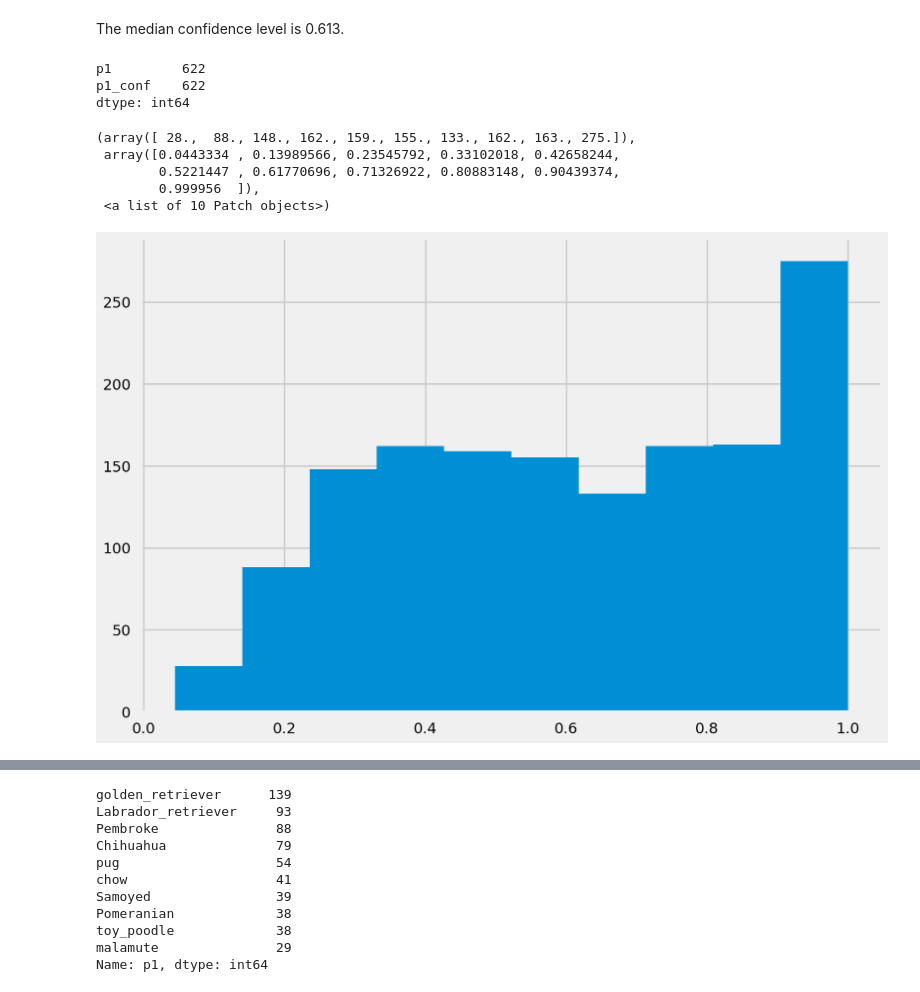
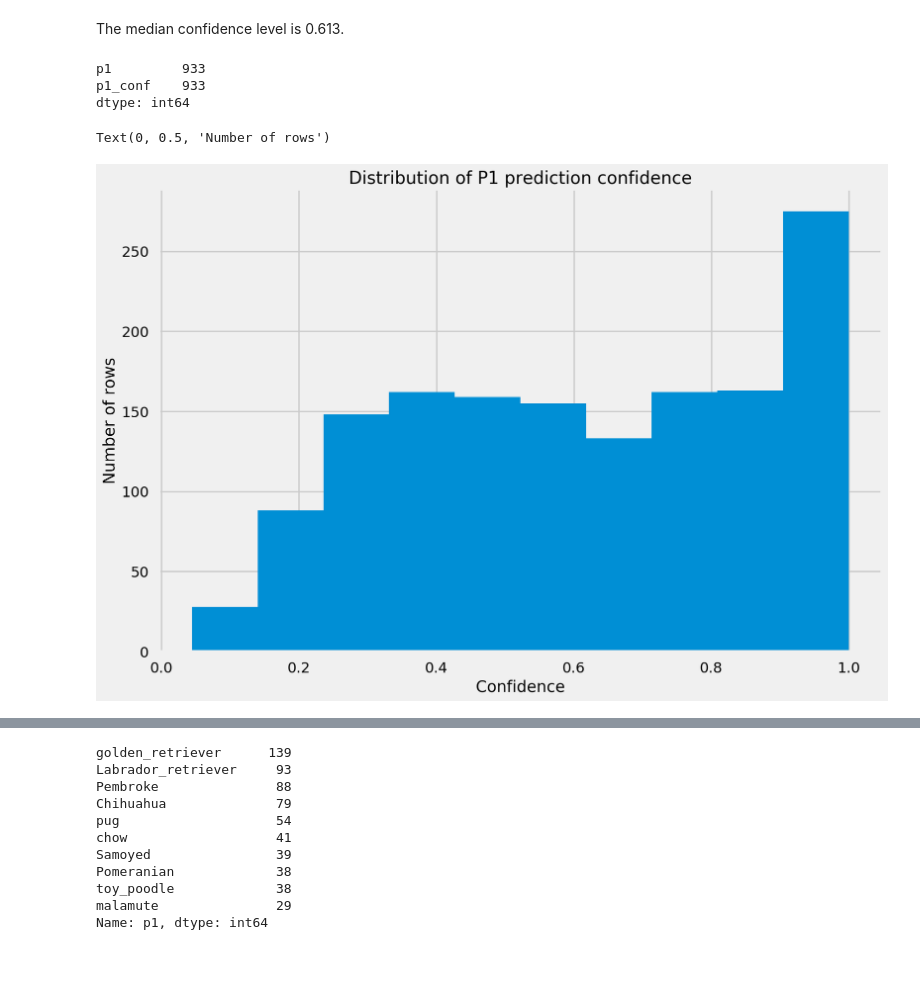
Before and after one commit to kennethn/data-analyst-nanodegree, a Jupyter notebook: 4_Wrangle_And_Analyze_Data/wrangle_act.ipynb, the cells around one changed output, grey strips where cells are left out. Saved outputs shown, nothing was run; the diff lists cells and outputs as text; code cells hidden in the pictures; blank space fills up the shorter version.

```diff
--- a/4_Wrangle_And_Analyze_Data/wrangle_act.ipynb
+++ b/4_Wrangle_And_Analyze_Data/wrangle_act.ipynb
@@ -287,9 +289,12 @@ df = df.drop(df.filter(regex='in_reply_to_').columns, axis=1)
 # Let's also drop the other unused columns that we
 # found above
 df.drop([
-    'contributors', 'coordinates', 'display_text_range', 'geo', 'place', 'id_str', 'truncated',
-    'possibly_sensitive', 'possibly_sensitive_appealable', 'favorited', 'retweeted'
-], axis=1, inplace=True)
+    'contributors', 'coordinates', 'display_text_range', 'geo', 'place',
+    'id_str', 'truncated', 'possibly_sensitive',
+    'possibly_sensitive_appealable', 'favorited', 'retweeted'
+],
+        axis=1,
+        inplace=True)
 # %%
 df.dtypes
 # %% [output]
@@ -410,19 +437,18 @@ Name: p1_conf, dtype: float64
 # %% [markdown]
 The median confidence level is 0.613.
 # %%
-df.query('p1_dog == True and p1_conf > 0.7')[['p1', 'p1_conf']].count()
+df.query('p1_dog == True and p1_conf > 0.5')[['p1', 'p1_conf']].count()
 # %% [output]
-p1         622
-p1_conf    622
+p1         933
+p1_conf    933
 dtype: int64
 # %%
 # Histogram of confidence scores for the p1 prediction
 plt.hist(df.query('p1_dog == True')['p1_conf'])
+plt.title("Distribution of P1 prediction confidence")
+plt.xlabel("Confidence")
+plt.ylabel("Number of rows")
 # %% [output]
-(array([ 28.,  88., 148., 162., 159., 155., 133., 162., 163., 275.]),
- array([0.0443334 , 0.13989566, 0.23545792, 0.33102018, 0.42658244,
-        0.5221447 , 0.61770696, 0.71326922, 0.80883148, 0.90439374,
-        0.999956  ]),
- <a list of 10 Patch objects>)
+Text(0, 0.5, 'Number of rows')
-[figure, old version]
+[figure, new version]
 # %%
```
Also changed, not shown: parts of 44 cells of this notebook, 1 other file.
